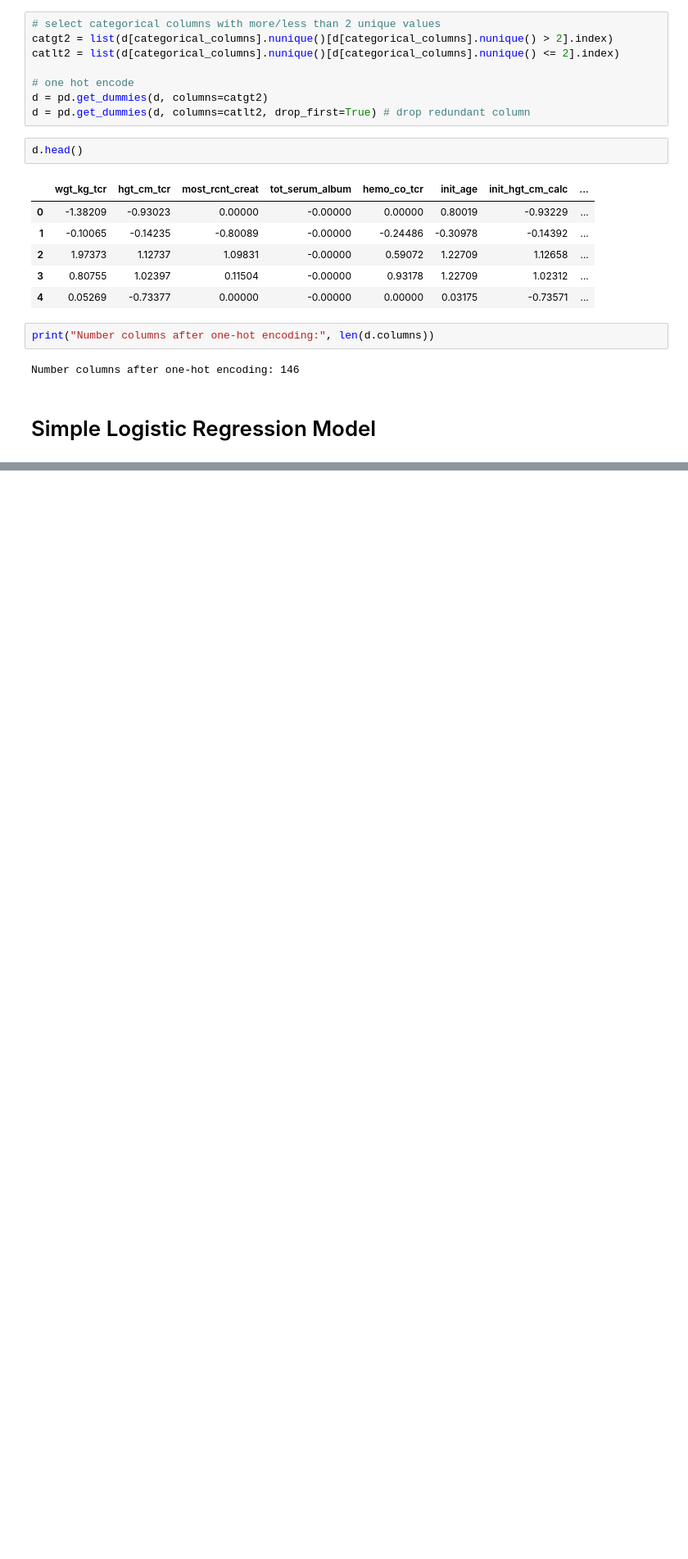
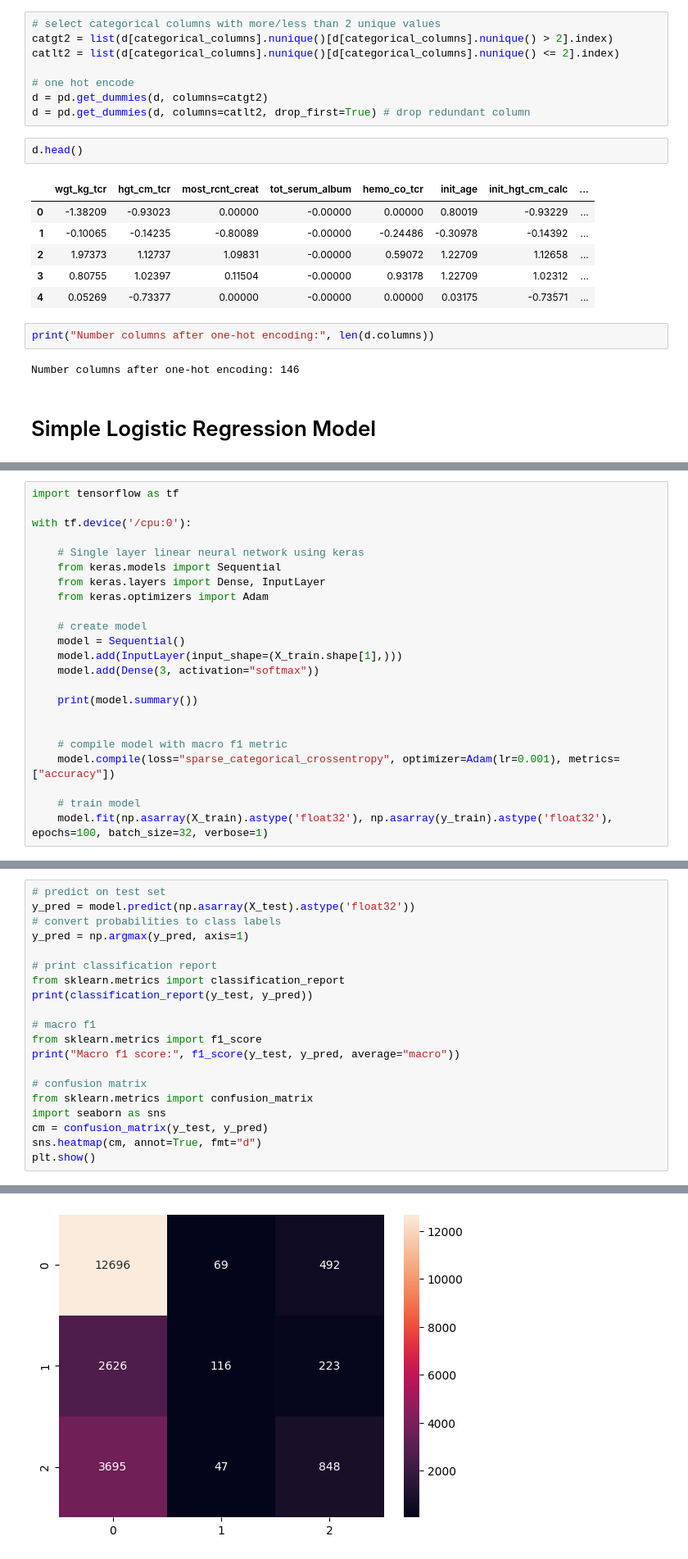
Before and after one commit to wansgar/edan70-project, a Jupyter notebook: column_categorization.ipynb, the cells around one changed output, grey strips where cells are left out. Shown at 82% size. Saved outputs shown, nothing was run; the diff lists cells and outputs as text; blank space fills up the shorter version.

Commit message:
Single layer neural network

```diff
--- a/column_categorization.ipynb
+++ b/column_categorization.ipynb
@@ -475,0 +485,23 @@ weighted avg       0.61      0.66      0.58     20812
+# %%
+import tensorflow as tf
+
+with tf.device('/cpu:0'):
+
+    # Single layer linear neural network using keras
+    from keras.models import Sequential
+    from keras.layers import Dense, InputLayer
+    from keras.optimizers import Adam
+
+    # create model
+    model = Sequential()
+    model.add(InputLayer(input_shape=(X_train.shape[1],)))
+    model.add(Dense(3, activation="softmax"))
+
+    print(model.summary())
+
+
+    # compile model with macro f1 metric
+    model.compile(loss="sparse_categorical_crossentropy", optimizer=Adam(lr=0.001), metrics=["accuracy"])
+
+    # train model
+    model.fit(np.asarray(X_train).astype('float32'), np.asarray(y_train).astype('float32'), epochs=100, batch_size=32, verbose=1)
@@ -475,0 +538,21 @@ weighted avg       0.61      0.66      0.58     20812
+# %%
+# predict on test set
+y_pred = model.predict(np.asarray(X_test).astype('float32'))
+# convert probabilities to class labels
+y_pred = np.argmax(y_pred, axis=1)
+
+# print classification report
+from sklearn.metrics import classification_report
+print(classification_report(y_test, y_pred))
+
+# macro f1
+from sklearn.metrics import f1_score
+print("Macro f1 score:", f1_score(y_test, y_pred, average="macro"))
+
+# confusion matrix
+from sklearn.metrics import confusion_matrix
+import seaborn as sns
+cm = confusion_matrix(y_test, y_pred)
+sns.heatmap(cm, annot=True, fmt="d")
+plt.show()
+# %% [output]
@@ -475,0 +571 @@ weighted avg       0.61      0.66      0.58     20812
+[figure, added]
```
Also changed, not shown: parts of 21 cells of this notebook, 1 other file.
